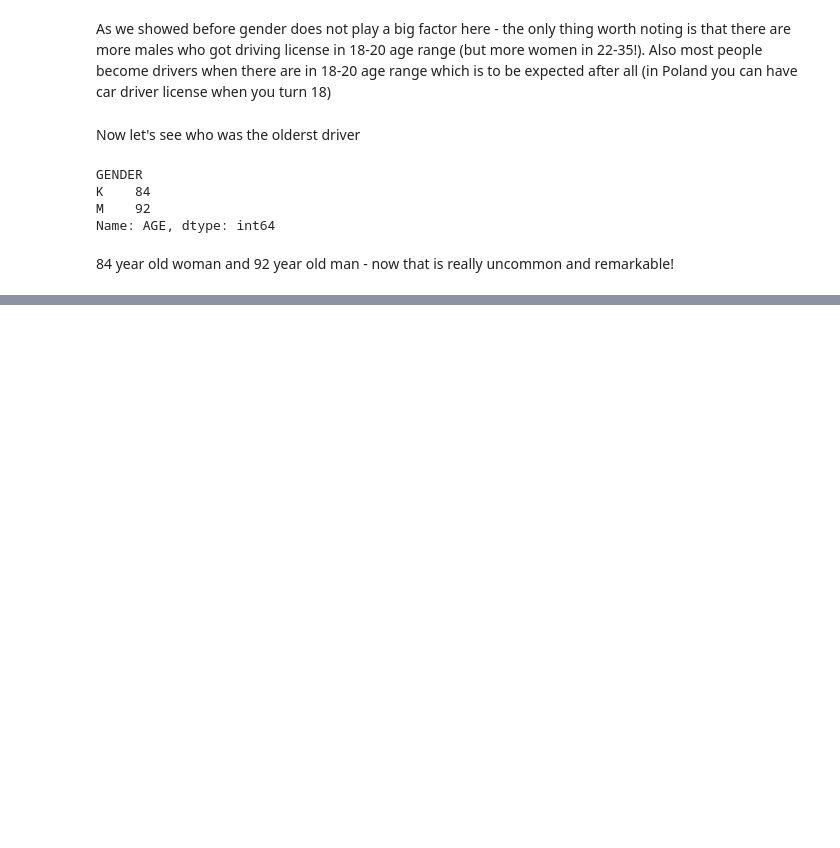
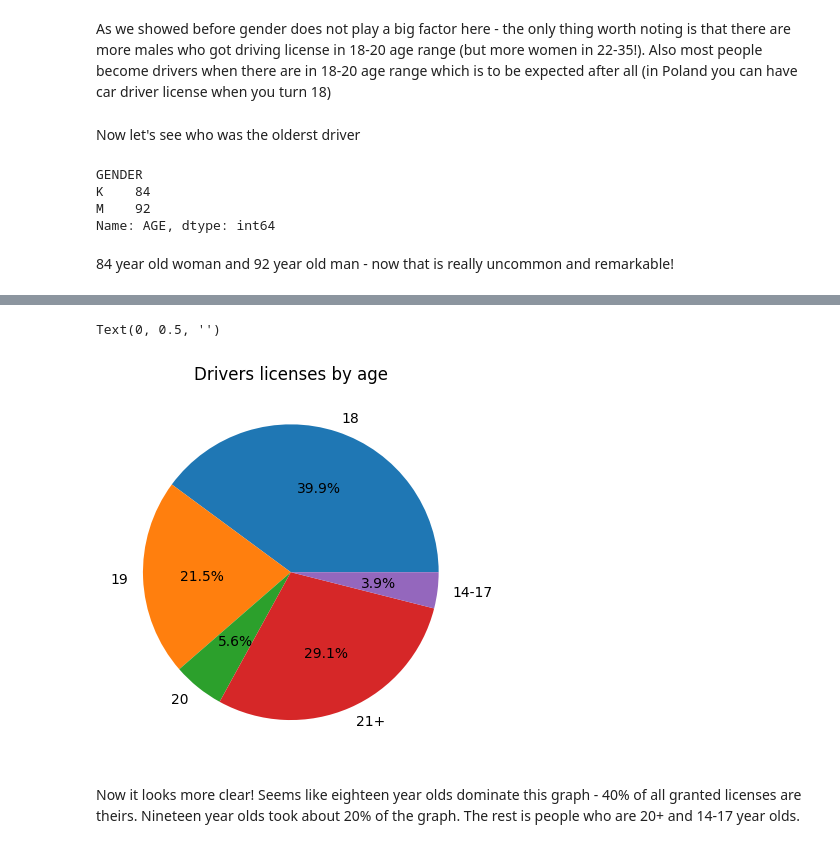
Before and after one commit to izabelakolodziejska/driver_license_analysis, a Jupyter notebook: analysis.ipynb, the cells around one changed output, grey strips where cells are left out. Cells and saved outputs as stored; diff of their text form; code cells hidden in the pictures; blank space fills up the shorter version.

```diff
--- a/analysis.ipynb
+++ b/analysis.ipynb
@@ -195,0 +221,6 @@ Name: AGE, dtype: int64
+# %%
+age_sum['21+'] = age_sum[7:].sum()
+age_sum = age_sum.drop(age_sum.index[7:-1])
+age_sum['14-17'] = age_sum[14] + age_sum[15] + age_sum[16] + age_sum[17]
+age_sum = age_sum.drop(age_sum.index[0:4])
+print(age_sum)
@@ -195,0 +235,9 @@ Name: AGE, dtype: int64
+# %%
+age_sum.plot(kind='pie', autopct='%1.1f%%')
+plt.title('Drivers licenses by age')
+plt.ylabel('')
+# %% [output]
+Text(0, 0.5, '')
+[figure, added]
+# %% [markdown]
+Now it looks more clear! Seems like eighteen year olds dominate this graph - 40% of all granted licenses are theirs. Nineteen year olds took about 20% of the graph. The rest is people who are 20+ and 14-17 year olds.
```
Also changed, not shown: parts of 11 cells of this notebook.
